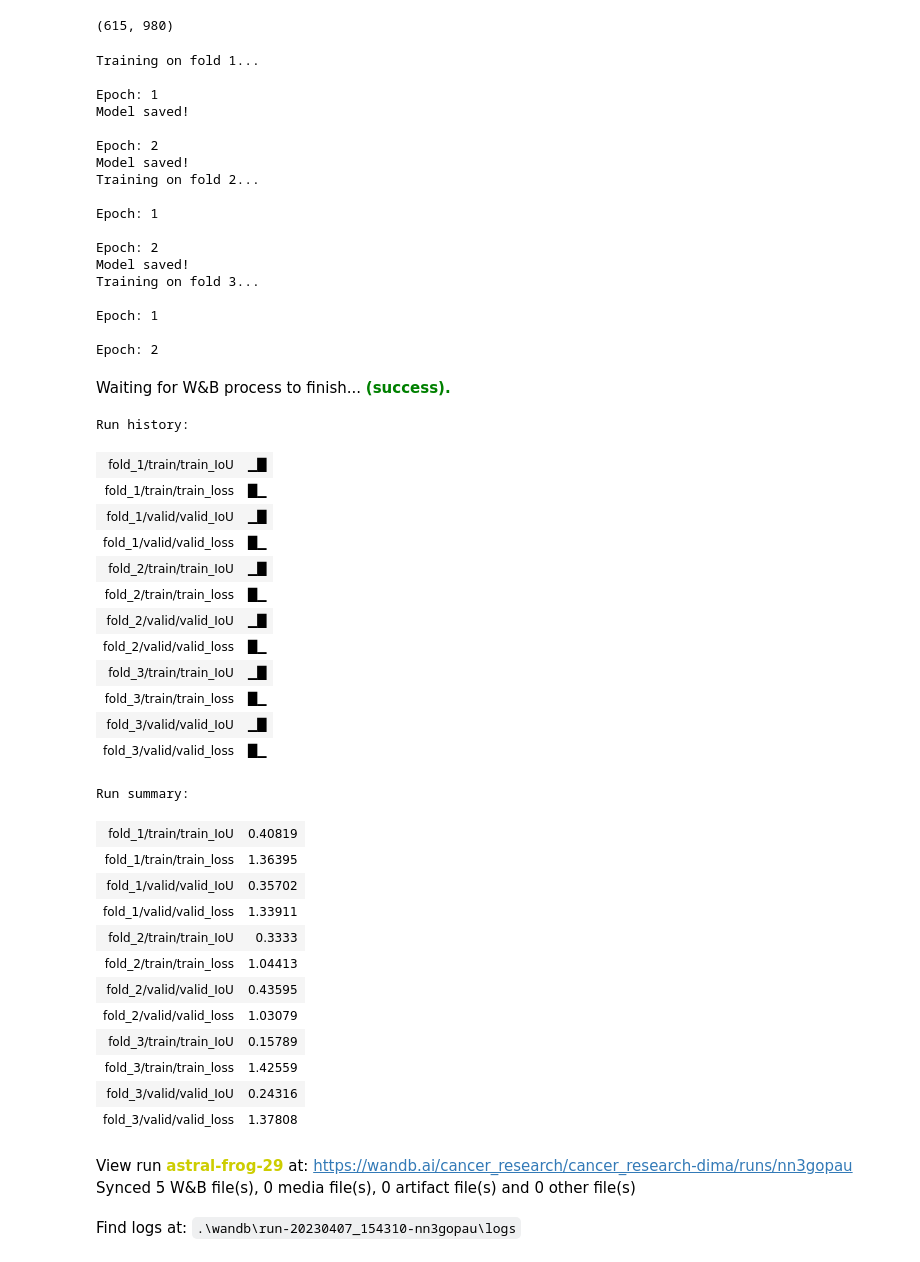
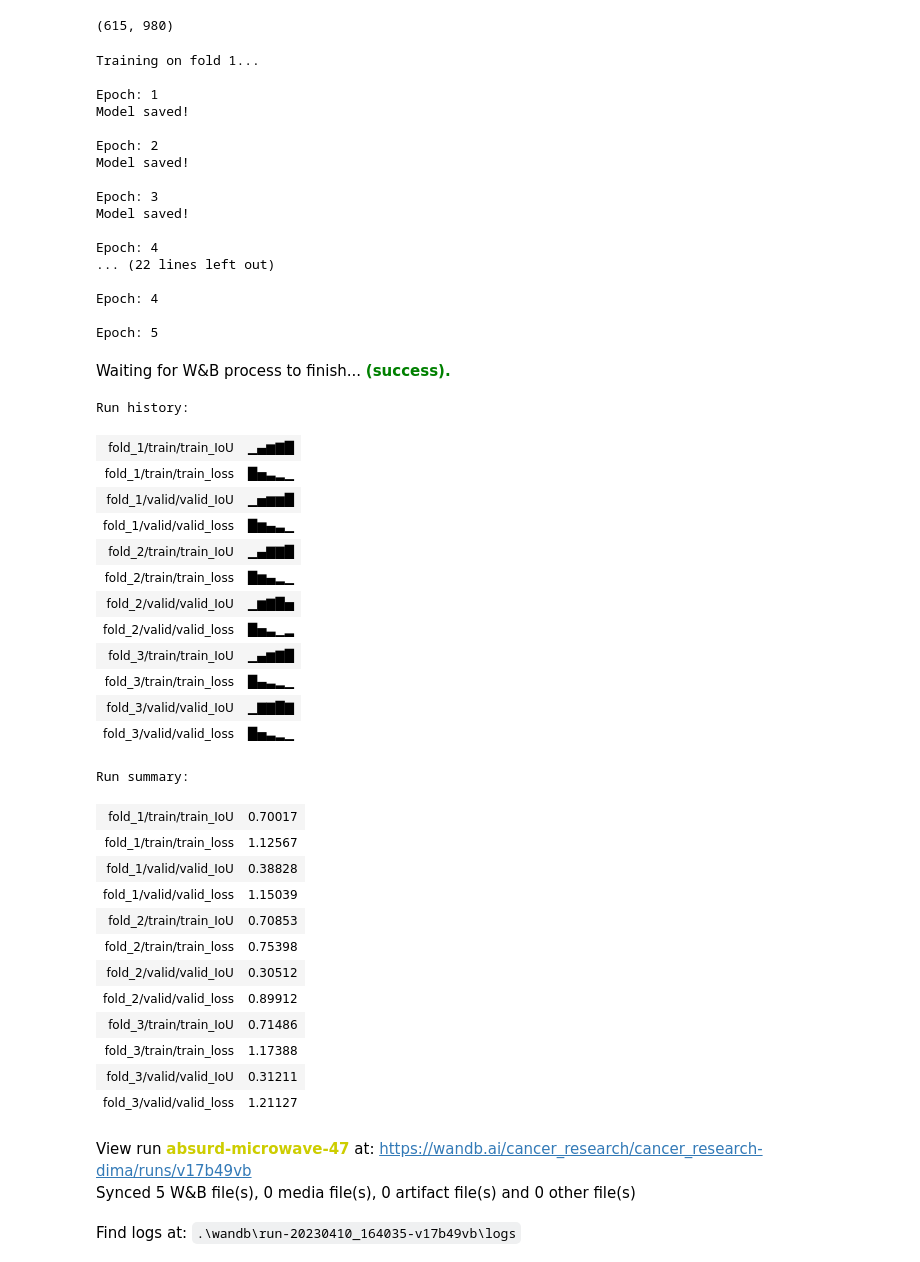
Before and after one commit to DmitriyLT03/ProstaScan-Analysis-of-Trus-images-Prostate-Cancer-ML, a Jupyter notebook: training_kfold.ipynb, the cells around one changed output. Cells and saved outputs as stored; diff of their text form; code cells hidden in the pictures.

```diff
--- a/training_kfold.ipynb
+++ b/training_kfold.ipynb
@@ -119,7 +119,7 @@ for fold, (train_data, test_data) in enumerate(fold_data):
         y_test=test_data["masks"]
     )
 
-    for epoch in range(0, 2):
+    for epoch in range(0, 5):
         print('\nEpoch: {}'.format(epoch + 1))
         train_logs = train_epoch.run(train_dataloader)
         valid_logs = valid_epoch.run(valid_dataloader)
@@ -132,68 +132,67 @@ for fold, (train_data, test_data) in enumerate(fold_data):
             f'fold_{fold+1}/valid/valid_IoU': valid_logs['iou_score'],
             f'fold_{fold+1}/valid/valid_loss': valid_logs['dice_loss + bce_loss']
         })
 
         scheduler.step(valid_logs['dice_loss + bce_loss'])
         if track < valid_logs['iou_score']:
             TEST_IMAGES = test_data["images"]
             TEST_MASKS = test_data["masks"]
             track = valid_logs['iou_score']
             loader_for_top_model = test_data
             torch.save({
                 'model_state_dict': model.state_dict(),
                 'best_IoU' : track
                 }, f'./checkpoint/best_model_{PARAMS["num_splits"]}fold.pth')
             print('Model saved!')
 wandb.finish()
 # %% [output]
 Training on fold 1...
 
 Epoch: 1
 Model saved!
 
 Epoch: 2
 Model saved!
-Training on fold 2...
 
-Epoch: 1
+Epoch: 3
+Model saved!
 
-Epoch: 2
-Model saved!
-Training on fold 3...
+Epoch: 4
+... (22 lines left out)
 
-Epoch: 1
+Epoch: 4
 
-Epoch: 2
+Epoch: 5
 Waiting for W&B process to finish... (success).
 Run history:
-| fold_1/train/train_IoU | ▁█ |
-| fold_1/train/train_loss | █▁ |
-| fold_1/valid/valid_IoU | ▁█ |
-| fold_1/valid/valid_loss | █▁ |
-| fold_2/train/train_IoU | ▁█ |
-| fold_2/train/train_loss | █▁ |
-| fold_2/valid/valid_IoU | ▁█ |
-| fold_2/valid/valid_loss | █▁ |
-| fold_3/train/train_IoU | ▁█ |
-| fold_3/train/train_loss | █▁ |
-| fold_3/valid/valid_IoU | ▁█ |
-| fold_3/valid/valid_loss | █▁ |
+| fold_1/train/train_IoU | ▁▄▆▇█ |
+| fold_1/train/train_loss | █▅▃▂▁ |
+| fold_1/valid/valid_IoU | ▁▅▆▆█ |
+| fold_1/valid/valid_loss | █▆▄▃▁ |
+| fold_2/train/train_IoU | ▁▄▇▇█ |
+| fold_2/train/train_loss | █▆▄▂▁ |
+| fold_2/valid/valid_IoU | ▁▆▇█▅ |
+| fold_2/valid/valid_loss | █▅▃▁▂ |
+| fold_3/train/train_IoU | ▁▄▆▇█ |
+| fold_3/train/train_loss | █▄▃▂▁ |
+| fold_3/valid/valid_IoU | ▁▇▇█▇ |
+| fold_3/valid/valid_loss | █▅▃▂▁ |
 Run summary:
-| fold_1/train/train_IoU | 0.40819 |
-| fold_1/train/train_loss | 1.36395 |
-| fold_1/valid/valid_IoU | 0.35702 |
-| fold_1/valid/valid_loss | 1.33911 |
-| fold_2/train/train_IoU | 0.3333 |
-| fold_2/train/train_loss | 1.04413 |
-| fold_2/valid/valid_IoU | 0.43595 |
-| fold_2/valid/valid_loss | 1.03079 |
-| fold_3/train/train_IoU | 0.15789 |
-| fold_3/train/train_loss | 1.42559 |
-| fold_3/valid/valid_IoU | 0.24316 |
-| fold_3/valid/valid_loss | 1.37808 |
+| fold_1/train/train_IoU | 0.70017 |
+| fold_1/train/train_loss | 1.12567 |
+| fold_1/valid/valid_IoU | 0.38828 |
+| fold_1/valid/valid_loss | 1.15039 |
+| fold_2/train/train_IoU | 0.70853 |
+| fold_2/train/train_loss | 0.75398 |
+| fold_2/valid/valid_IoU | 0.30512 |
+| fold_2/valid/valid_loss | 0.89912 |
+| fold_3/train/train_IoU | 0.71486 |
+| fold_3/train/train_loss | 1.17388 |
+| fold_3/valid/valid_IoU | 0.31211 |
+| fold_3/valid/valid_loss | 1.21127 |
-View run astral-frog-29 at: https://wandb.ai/cancer_research/cancer_research-dima/runs/nn3gopau
+View run absurd-microwave-47 at: https://wandb.ai/cancer_research/cancer_research-dima/runs/v17b49vb
 Synced 5 W&B file(s), 0 media file(s), 0 artifact file(s) and 0 other file(s)
-Find logs at: .\wandb\run-20230407_154310-nn3gopau\logs
+Find logs at: .\wandb\run-20230410_164035-v17b49vb\logs
 # %%
 valid_pred_folder = './valid_predict_kfold_v1/'
 checkpoint = torch.load(f'./checkpoint/best_model_{PARAMS["num_splits"]}fold.pth')
```
Also changed, not shown: parts of 4 cells of this notebook, 9 other files.
